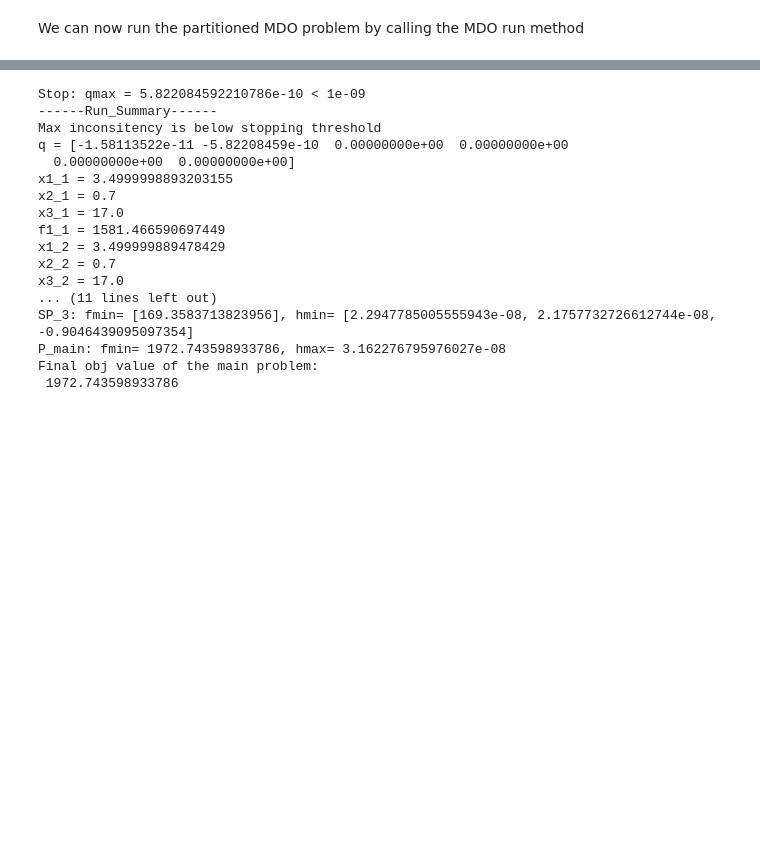
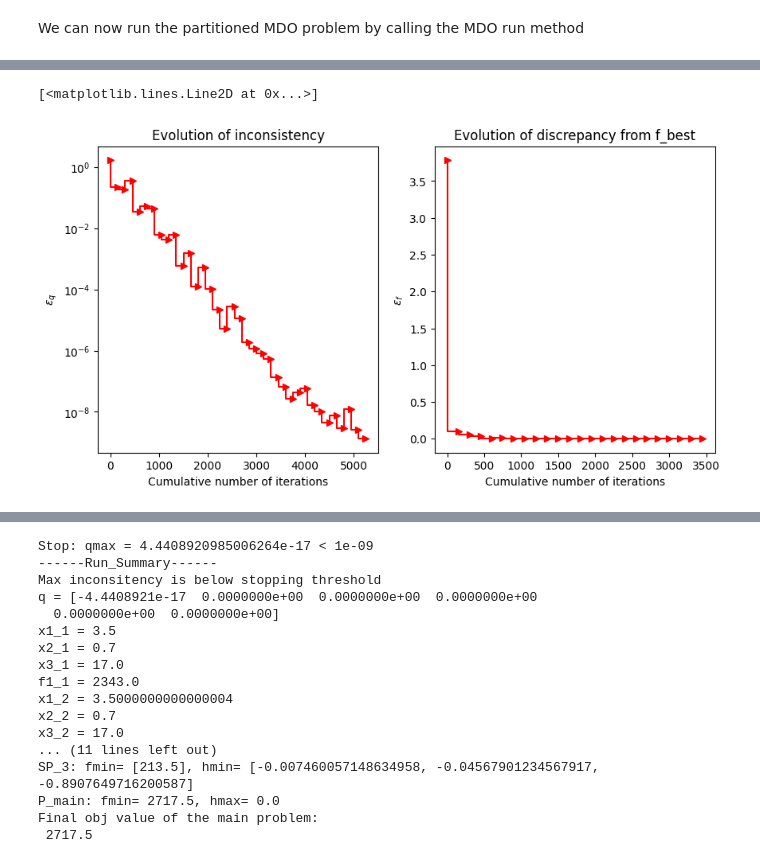
Before and after one commit to Ahmed-Bayoumy/MDO_McGill, a Jupyter notebook: DMDO.ipynb, the cells around one changed output, grey strips where cells are left out. Drawn from its saved outputs; the diff is of its cells as text; code cells hidden in the pictures; blank space fills up the shorter version.

```diff
--- a/DMDO.ipynb
+++ b/DMDO.ipynb
@@ -770,3 +875,47 @@ Final obj value of the main problem:
+# %%
+fig, (ax1, ax2) = plt.subplots(1, 2)
+fig.set_size_inches(w=10, h=5)
+ax1.set_title("Evolution of inconsistency")
+ax1.set_ylabel(r'$\epsilon_{q}$')
+ax1.set_xlabel("Cumulative number of iterations")
+ax2.set_ylabel(r'$\epsilon_{f}$')
+ax2.set_xlabel("Cumulative number of iterations")
+ax2.set_title("Evolution of discrepancy from f_best")
+ax1.set_yscale('log')
+
+
+y2 = []
+xy2 = []
+f2 = []
+xf2 = []
+y1 = []
+xy1 = []
+f1 = []
+xf1 = []
+eps_qio = copy.deepcopy(MDAO.eps_qio)
+eps_fio = copy.deepcopy(MDAO.eps_fio)
+if MDAO.Coordinator.save_q_in_out:
+  for i in range(1,len(eps_qio),150):
+    y1.append(copy.deepcopy(eps_qio[i]))
+    xy1.append(i+1)
+  for i in range(1,len(eps_fio),150):
+    f1.append(copy.deepcopy(eps_fio[i]))
+    xf1.append(i+1)
+  # ax1.set_xlim([1, len(eps_qio)])
+  # ax2.set_xlim([1, len(eps_fio)])
+else:
+  y2 = copy.deepcopy(MDAO.Coordinator.eps_qo)
+  f2 = copy.deepcopy(MDAO.Coordinator.eps_fo)
+  ax1.plot(y2)
+  ax2.plot(f2)
+
+
+
+ax1.step(xy1, y1, '->r')
+ax2.step(xf1,  f1, '->r')
+# %% [output]
+[<matplotlib.lines.Line2D at 0x...>]
+[figure, added]
 # %% [markdown]
 # Speed reducer
 
@@ -850,15 +999,15 @@ Subproblem $\mathcal{p}_{3}$:
 # %%
 def SR_A1(x):
   """ Speed reducer A1 """
-  return (0.7854*x[0]*x[1]**2*(3.3333*x[2]*x[2] + 14.9335*x[2] - 43.0934))
+  return [(0.7854*x[0]*x[1]**2*(3.3333*x[2]*x[2] + 14.9335*x[2] - 43.0934))]
 
 def SR_A2(x):
   """ Speed reducer A2 """
-  return (-1.5079*x[0]*x[4]**2) + (7.477 * x[4]**3)
+  return [(-1.5079*x[0]*x[4]**2) + (7.477 * x[4]**3)]
 
 def SR_A3(x):
   """ Speed reducer A3 """
-  return 0.7854 * x[3] * x[4]**2
+  return [0.7854 * x[3] * x[4]**2]
 
 
 def SR_opt1(x, y):
@@ -867,20 +1016,20 @@ def SR_opt1(x, y):
   g9 = x[1]*x[2]/40 -1
   g10 = 5*x[1]/x[0] -1
   g11 = x[0]/(12*x[1]) -1
-  return [y, [g5,g6,g9,g10,g11]]
+  return [y[0], [g5,g6,g9,g10,g11]]
 
 
 def SR_opt2(x, y):
   g1 = np.sqrt( ((745*x[3])/(x[1]*x[2]))**2 + 1.69e+7)/(110*x[4]**3) -1
   g3 = (1.5*x[4] + 1.9)/x[3] -1
   g7 = 1.93*x[3]**3/(x[1]*x[2]*x[4]**4) -1
-  return [y, [g1,g3,g7]]
+  return [y[0], [g1,g3,g7]]
 
 def SR_opt3(x, y):
   g2 = np.sqrt( ((745*x[3])/(x[1]*x[2]))**2 + 1.575e+8)/(85*x[4]**3) -1
   g4 = (1.1*x[4] + 1.9)/x[3] -1
   g8 = (1.93*x[3]**3)/(x[1]*x[2]*x[4]**4) -1
-  return [y, [g2, g4, g8]]
+  return [y[0], [g2, g4, g8]]
 #  Variables setup
 f1min = 722
 f1max = 5408
@@ -1037,31 +1186,31 @@ for i in MDAO.Coordinator.master_vars:
 fmin = 0
 hmax = -np.inf
 for j in range(len(MDAO.subProblems)):
-  print(f'SP_{MDAO.subProblems[j].index}: fmin= {MDAO.subProblems[j].MDA_process.getOutputs()}, hmin= {MDAO.subProblems[j].opt([s.value for s in MDAO.subProblems[j].get_design_vars()] , [])[1]}')
+  print(f'SP_{MDAO.subProblems[j].index}: fmin= {MDAO.subProblems[j].MDA_process.getOutputs()}, hmin= {MDAO.subProblems[j].opt([s.value for s in MDAO.subProblems[j].get_design_vars()] , MDAO.subProblems[j].MDA_process.getOutputs())[1]}')
   fmin += sum(MDAO.subProblems[j].MDA_process.getOutputs())
-  hmin= MDAO.subProblems[j].opt([s.value for s in MDAO.subProblems[j].get_design_vars()] , [])[1]
+  hmin= MDAO.subProblems[j].opt([s.value for s in MDAO.subProblems[j].get_design_vars()] , MDAO.subProblems[j].MDA_process.getOutputs())[1]
   if max(hmin) > hmax:
     hmax = max(hmin)
 print(f'P_main: fmin= {fmin}, hmax= {hmax}')
 print(f'Final obj value of the main problem: \n {fmin}')
 # %% [output]
-Stop: qmax = 5.822084592210786e-10 < 1e-09
+Stop: qmax = 4.4408920985006264e-17 < 1e-09
 ------Run_Summary------
 Max inconsitency is below stopping threshold
-q = [-1.58113522e-11 -5.82208459e-10  0.00000000e+00  0.00000000e+00
-  0.00000000e+00  0.00000000e+00]
-x1_1 = 3.4999998893203155
+q = [-4.4408921e-17  0.0000000e+00  0.0000000e+00  0.0000000e+00
+  0.0000000e+00  0.0000000e+00]
+x1_1 = 3.5
 x2_1 = 0.7
 x3_1 = 17.0
-f1_1 = 1581.466590697449
-x1_2 = 3.499999889478429
+f1_1 = 2343.0
+x1_2 = 3.5000000000000004
 x2_2 = 0.7
 x3_2 = 17.0
 ... (11 lines left out)
-SP_3: fmin= [169.3583713823956], hmin= [2.2947785005555943e-08, 2.1757732726612744e-08, -0.9046439095097354]
-P_main: fmin= 1972.743598933786, hmax= 3.162276795976027e-08
+SP_3: fmin= [213.5], hmin= [-0.007460057148634958, -0.04567901234567917, -0.8907649716200587]
+P_main: fmin= 2717.5, hmax= 0.0
 Final obj value of the main problem:
- 1972.743598933786
+ 2717.5
 # %% [markdown]
 # Geometric programming
 
```
Also changed, not shown: parts of 15 cells of this notebook, 1 other file.
